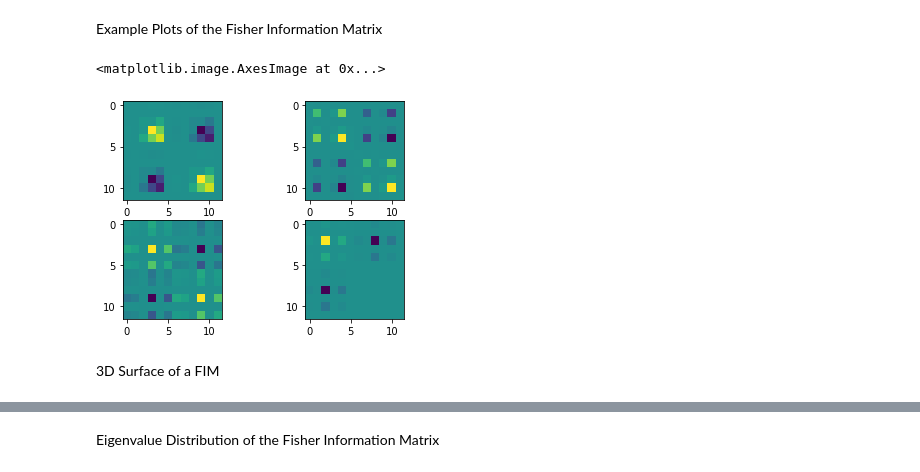
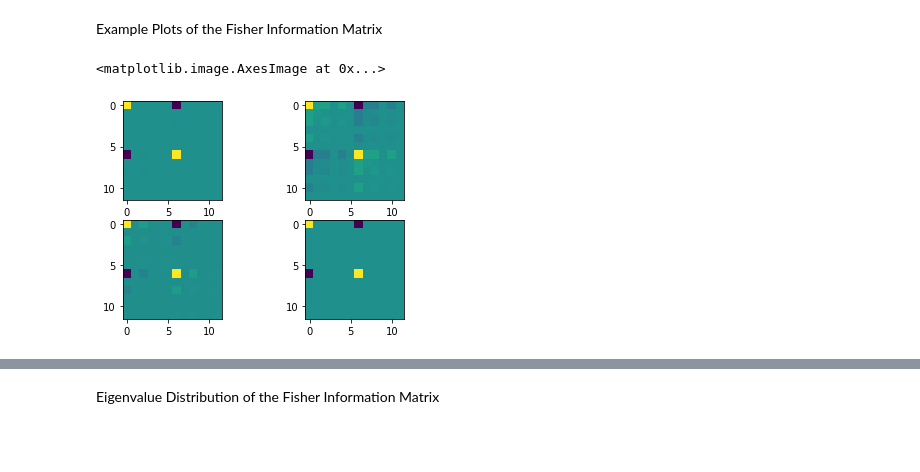
Before and after one commit to milpan/EquivariantSelfAttention, a Jupyter notebook: fisher_example.ipynb, the cells around one changed output, grey strips where cells are left out. Drawn from its saved outputs; the diff is of its cells as text; code cells hidden in the pictures; blank space fills up the shorter version.

```diff
--- a/fisher_example.ipynb
+++ b/fisher_example.ipynb
@@ -101,28 +78,0 @@ del(model)
-# %%
-
-net.conv1a.weights=Conv1a
-net.conv1b.weights=Conv1b
-net.conv1c.weights=Conv1c
-net.conv2a.weights=Conv2a
-net.conv2b.weights=Conv2b
-net.conv2c.weights=Conv2c
-net.conv3a.weights=Conv3a
-net.conv3b.weights=Conv3b
-net.conv3c.weights=Conv3c
-net.conv4a.weights=Conv4a
-net.conv4b.weights=Conv4b
-net.attention1.psi.weight=Psi1
-net.attention2.psi.weight=Psi2
-net.attention3.psi.weight=Psi3
-net.attention1.theta.weight=Theta1
-net.attention2.theta.weight=Theta2
-net.attention3.theta.weight=Theta3
-net.attention1.phi.weight=Phi1
-net.attention2.phi.weight=Phi2
-net.attention3.phi.weight=Phi3
-
-
-for name, param in net.named_parameters():
-    param.requires_grad=False
-
-net.classifier.weight.requires_grad=True
@@ -193,4 +81,2 @@ def train(net,
 # %%
 optimizer = optim.Adam(filter(lambda p: p.requires_grad, net.parameters()), lr=0.0001)
-# %%
-train(net, device, config, 100, train_loader, optimizer)
@@ -243,0 +85,2 @@ def jacobian(f, w, create_graph=False):
+# %%
+Fishers, Rank, FR = utils.fisher.CalcFIM(net, train_loader, 10)
@@ -286,12 +93,10 @@ Example Plots of the Fisher Information Matrix
 # %%
 f, axarr = plt.subplots(2,2)
 
-axarr[0,0].imshow(realisations_torch[0].cpu())
-axarr[0,1].imshow(realisations_torch[1].cpu())
-axarr[1,0].imshow(realisations_torch[2].cpu())
-axarr[1,1].imshow(realisations_torch[3].cpu())
+axarr[0,0].imshow(Fishers[0].cpu())
+axarr[0,1].imshow(Fishers[1].cpu())
+axarr[1,0].imshow(Fishers[2].cpu())
+axarr[1,1].imshow(Fishers[3].cpu())
 # %% [output]
 <matplotlib.image.AxesImage at 0x...>
-[figure, old version]
+[figure, new version]
-# %% [markdown]
-3D Surface of a FIM
```
Also changed, not shown: parts of 16 cells of this notebook, 3 other files.
